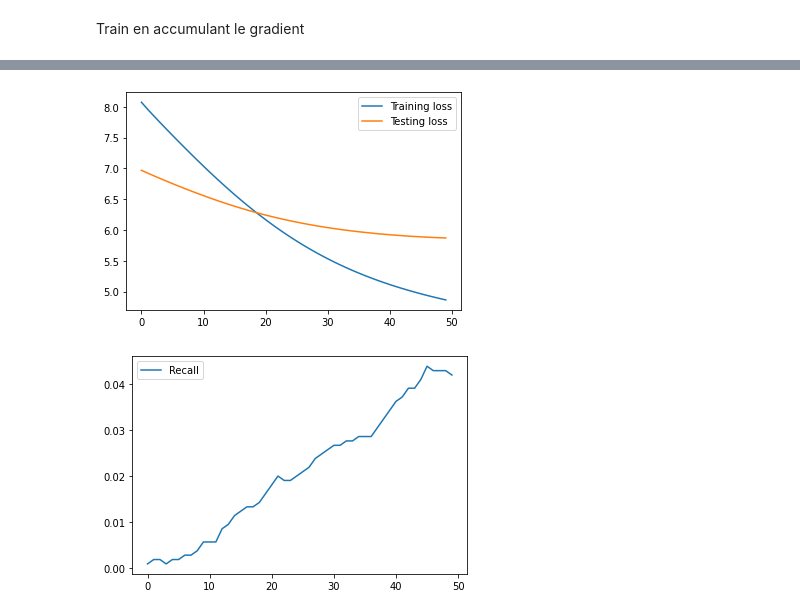
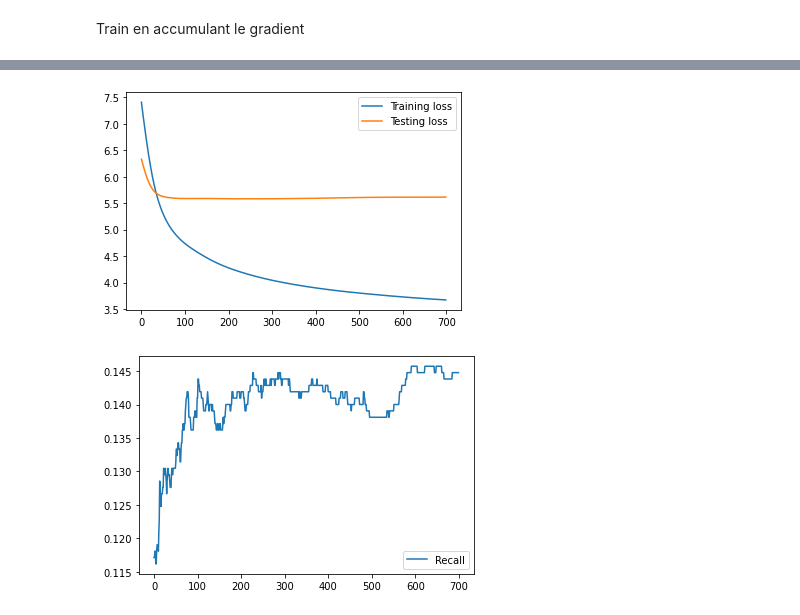
Before and after one commit to VieVie31/visual-similarity, a Jupyter notebook: AdaptV3.ipynb, the cells around one changed output, grey strips where cells are left out. Drawn from its saved outputs; the diff is of its cells as text; code cells hidden in the pictures.

Commit message:
resnet18 34 50 101 152 results

```diff
--- a/AdaptV3.ipynb
+++ b/AdaptV3.ipynb
@@ -158,3 +77,0 @@ data = np.load("pairs_ebds.npy", allow_pickle=True).reshape(-1)[0]
-# %%
-left = data['left_ebds']
-right = data['right_ebds']
@@ -161,3 +80,6 @@ right = data['right_ebds']
+# %%
+left = l2(left)
+right = l2(right)
 # %% [markdown]
 Train avec zero_grad()
 # %%
@@ -225,11 +139,6 @@ def train2(left_train, right_train, left_tst, right_tst,epochs,adaptation, optim
 
     score =0
     recall = []
-    left_train = torch.from_numpy(left_train).type(torch.FloatTensor).to(device)
-    right_train = torch.from_numpy(right_train).type(torch.FloatTensor).to(device)
-    left_tst = torch.from_numpy(left_tst).type(torch.FloatTensor).to(device)
-    right_tst = torch.from_numpy(right_tst).type(torch.FloatTensor).to(device)
-
     train_losses =[]
     test_losses=[]
     total_train = len(left_train)
@@ -239,29 +148,30 @@ def train2(left_train, right_train, left_tst, right_tst,epochs,adaptation, optim
 
         adaptation.train()
         running_loss =0.0
-        #optimizer.zero_grad()
+
         left_adapted = adaptation(left_train)
         right_adapted = adaptation(right_train)
         loss = calc_loss(left_adapted,right_adapted,temp)
         loss.backward()
         optimizer.step()
-        running_loss +=loss.item()
+        running_loss = loss.item()
         with torch.no_grad():
           adaptation.eval()
           test_loss=0.0
           left_adapted_test = adaptation(left_tst)
           right_adapted_test = adaptation(right_tst)
           loss = calc_loss(left_adapted_test,right_adapted_test,temp)
-          test_loss += loss.item()
+          test_loss = loss.item()
 
-        score = get_topK(left_adapted_test,right_adapted_test,k)
-        recall.append(score/total_test)
+
+        recall.append(get_topk2(left_adapted_test,right_adapted_test,k))
         train_losses.append(running_loss)
         test_losses.append(test_loss)
         print("Epoch " , (epoch+1))
         print("Train Loss: ",running_loss)
         print("Test Loss: ",test_loss)
         print("Recall :", recall[epoch])
+
 
     print(sum(recall)/len(recall))
     plt.plot(train_losses, label='Training loss')
@@ -273,7 +183,7 @@ def train2(left_train, right_train, left_tst, right_tst,epochs,adaptation, optim
     plt.legend()
     plt.show
 # %%
-def run(runs,left,right,epochs, k,temp,type,spl):
+def run(path,runs,epochs, k,temp,type,spl):
 
   """
   runs : number of experiments
@@ -285,15 +195,25 @@ def run(runs,left,right,epochs, k,temp,type,spl):
           else => 1
   spl : train size
   """
+  data = load_embeddings (path)
+  if not check_embeddings(data):
+    return
+  left = data['left']
+  right = data['right']
+  left = torch.FloatTensor(left).to(device)
+  right = torch.FloatTensor(right).to(device)
+  #pca = PCA(256).fit(np.concatenate([left, right]))
+  #left = pca.transform(left)
+  #right = pca.transform(right)
   for i in range(runs):
 
 
     N = len(left)
     sample = int(spl*N)
-    idx = np.random.permutation(data['left_ebds'].shape[0])
+    idx = np.random.permutation(left.shape[0])
     train_idx, test_idx = idx[:sample], idx[sample:]
 
-    model = Adaptation(512)
+    model = Adaptation(256)
     model.to(device)
     optimizer = torch.optim.Adam(model.parameters(),lr =0.0005,weight_decay=1e-5)
 
@@ -304,3 +224,6 @@ def run(runs,left,right,epochs, k,temp,type,spl):
       train1(left_train,right_train,left_test, right_test,epochs, model, optimizer,k,temp)
     else:
       train2(left_train,right_train,left_test, right_test,epochs, model, optimizer,k,temp)
+
+
+  return{"left_train": model(left_train), "right_train" : model(right_train), "left_test": model(left_test), "right_test": model(right_test)}
@@ -405,4 +342,4 @@ Recall 2 : 0.004761904761904762
 # %%
-run(1,left_reduced,right_reduced,50,1,15,2,0.75)
+run(path="resnet18.npy",runs=1,epochs=700,k=1,temp=15,type=2,spl=0.75)
 # %% [output]
 Epoch  1
@@ -425,2 +362,2 @@ Recall : 0.0419047619047619
-[figure, old version]
+[figure, new version]
-[figure, old version]
+[figure, new version]
```
Also changed, not shown: parts of 29 cells of this notebook.
